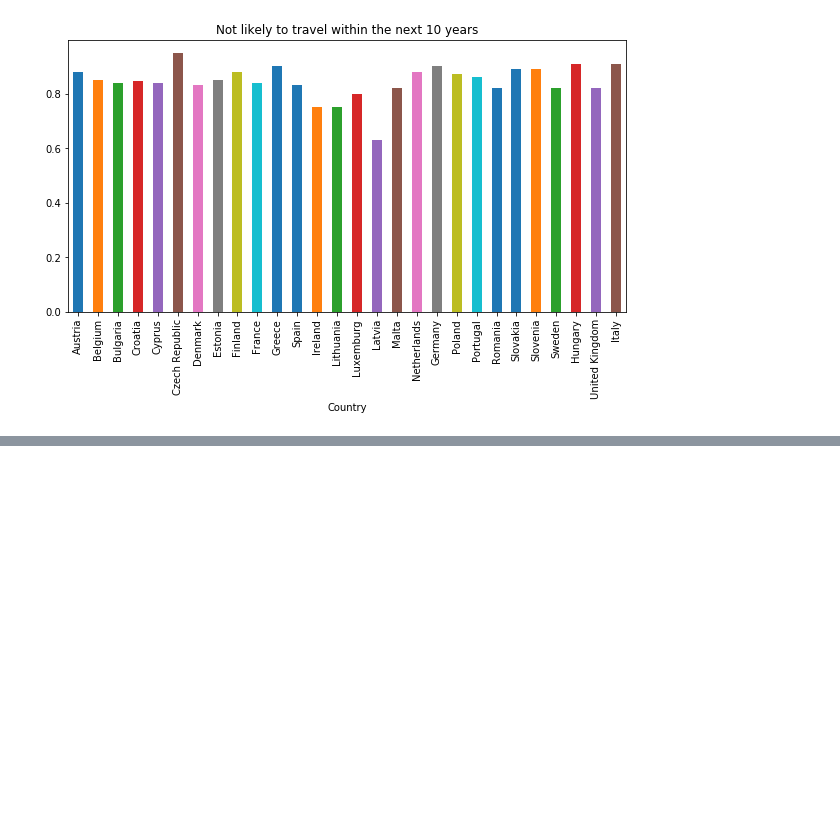
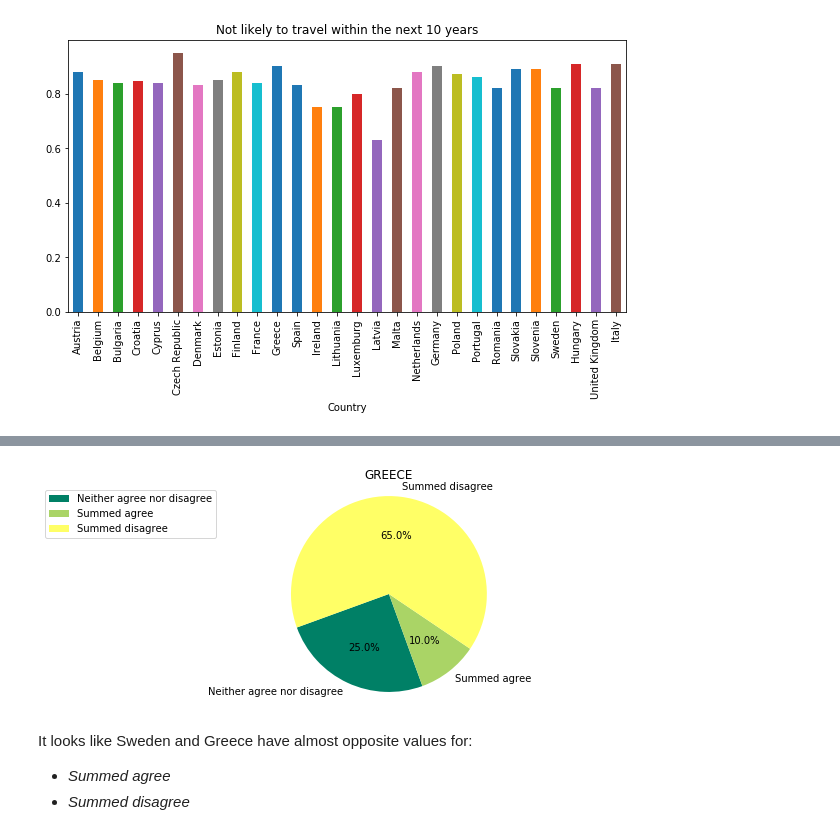
Before and after one commit to joanna-janos/MigrationSimulationInEU, a Jupyter notebook: data_analysis.ipynb, the cells around one changed output, grey strips where cells are left out. Saved outputs shown, nothing was run; the diff lists cells and outputs as text; code cells hidden in the pictures; blank space fills up the shorter version.

```diff
--- a/data_analysis.ipynb
+++ b/data_analysis.ipynb
@@ -290,0 +352,8 @@ df_migration_to_another_country.loc[:, 'Not likely'].plot(kind='bar',
+# %%
+visualize_data_on_pie_chart('Greece', df_migration_to_my_country_with_summed_values)
+# %% [output]
+[figure, added]
+# %% [markdown]
+It looks like Sweden and Greece have almost opposite values for:
+- _Summed agree_
+- _Summed disagree_
```
Also changed, not shown: parts of 17 cells of this notebook, 1 other file.
